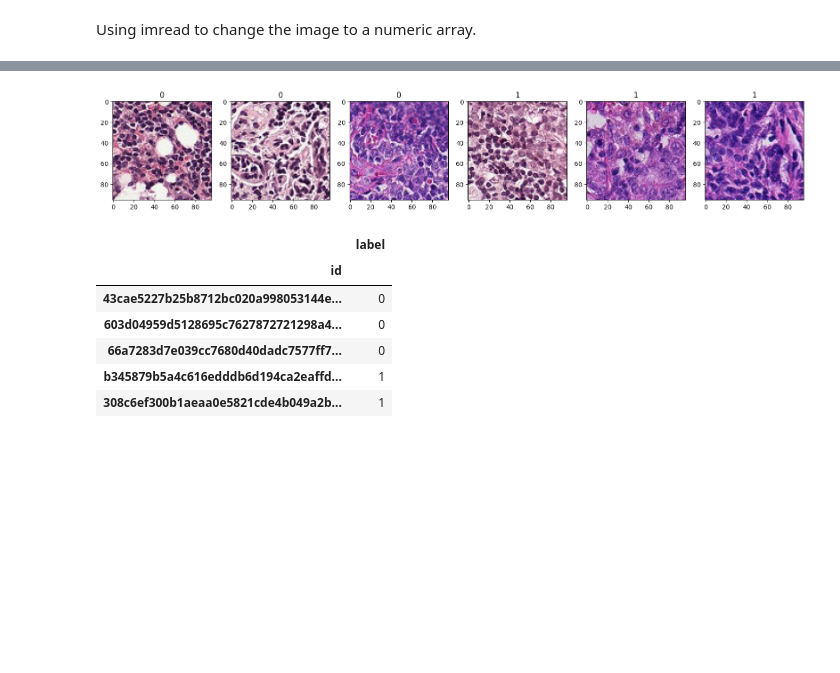
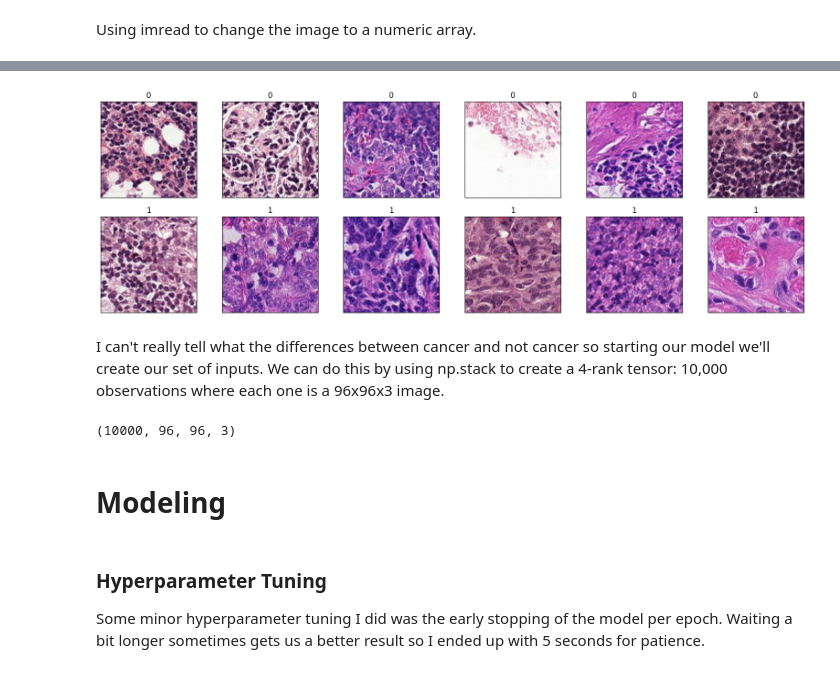
Before and after one commit to BasilPanda/CNN_Cancer_Detection, a Jupyter notebook: cnn_cancer_detection.ipynb, the cells around one changed output, grey strips where cells are left out. Drawn from its saved outputs; the diff is of its cells as text; code cells hidden in the pictures; blank space fills up the shorter version.

Commit message:
modeling and using the gpu via wsl2

```diff
--- a/cnn_cancer_detection.ipynb
+++ b/cnn_cancer_detection.ipynb
@@ -75,7 +88,7 @@ I will be relying on the label stating the image has metastases cancer instead o
 train_path = 'train/'
 # Add image paths to the data frame for ease.
 df = pd.DataFrame({'path': glob(os.path.join(train_path,'*.tif'))})
-df['id'] = df.path.map(lambda x: x.split('\\')[1].split(".")[0])
+df['id'] = df.path.map(lambda x: x.split('/')[1].split(".")[0])
 df_data = df.merge(train_labels_df, on = "id")
 # %% [markdown]
 There's simply too many images for the kernel's memory so I purposely used a smaller size instead of the full training data.
@@ -122,27 +135,52 @@ df_data.sample(3)
 # %%
 images = [(df_data['image'][0], df_data['label'][0]),
           (df_data['image'][1], df_data['label'][1]),
           (df_data['image'][2], df_data['label'][2]),
+          (df_data['image'][3], df_data['label'][3]),
+          (df_data['image'][4], df_data['label'][4]),
+          (df_data['image'][5], df_data['label'][5]),
           (df_data['image'][7500], df_data['label'][7500]),
           (df_data['image'][7501], df_data['label'][7501]),
-          (df_data['image'][7502], df_data['label'][7502])]
+          (df_data['image'][7502], df_data['label'][7502]),
+          (df_data['image'][7503], df_data['label'][7503]),
+          (df_data['image'][7504], df_data['label'][7504]),
+          (df_data['image'][7505], df_data['label'][7505])]
 
-fig, m_axs = plt.subplots(1, len(images), figsize = (20, 20))
-#show the images and label them
-for ii, c_ax in enumerate(m_axs):
-    c_ax.imshow(images[ii][0])
-    c_ax.set_title(images[ii][1])
+# show 12 images
+fig = plt.figure(figsize=(20, 6))
+for i in range(len(images)):
+    ax = fig.add_subplot(2, 12 // 2, i + 1, xticks=[], yticks=[])
+    ax.imshow(images[i][0])
+    ax.set_title(images[i][1])
 # %% [output]
-[figure, old version]
+[figure, new version]
+# %% [markdown]
+I can't really tell what the differences between cancer and not cancer so starting our model we'll create our set of inputs. We can do this by using np.stack to create a 4-rank tensor: 10,000 observations where each one is a 96x96x3 image.
+# %%
+images = np.stack(list(df_data.image), axis = 0)
+images.shape
+# %% [output]
+(10000, 96, 96, 3)
+# %% [markdown]
+# Modeling
 # %%
-# train_test_split # stratify=y creates a balanced validation set.
-y = df_data['label']
-df_train, df_val = train_test_split(df_data, test_size=0.10, random_state=123, stratify=y)
+# Train on 80% of our sample size
+train_size = 0.8
+
+# encode them
+encoder = LabelBinarizer()
+y = encoder.fit_transform(df_data.label)
+x = images
+
+train_tensors, test_tensors, train_targets, test_targets = train_test_split(x, y, train_size=train_size, random_state=123)
+
+valid_size = int(0.5 * len(test_tensors))
+# Use half for the validation_data parameter
+valid_tensors = test_tensors[:valid_size]
+valid_targets = test_targets[:valid_size]
+test_tensors = test_tensors[valid_size:]
+test_targets = test_targets[valid_size:]
-# %% [output]
-|  | label |
-| id |  |
-| 43cae5227b25b8712bc020a998053144e... | 0 |
-| 603d04959d5128695c7627872721298a4... | 0 |
-| 66a7283d7e039cc7680d40dadc7577ff7... | 0 |
-| b345879b5a4c616edddb6d194ca2eaffd... | 1 |
-| 308c6ef300b1aeaa0e5821cde4b049a2b... | 1 |
+# %% [markdown]
+### Hyperparameter Tuning
+
+Some minor hyperparameter tuning I did was the early stopping of the model per epoch. Waiting a bit longer sometimes gets us a better result so I ended up with 5 seconds for patience.
```
Also changed, not shown: parts of 14 cells of this notebook, 2 other files.
